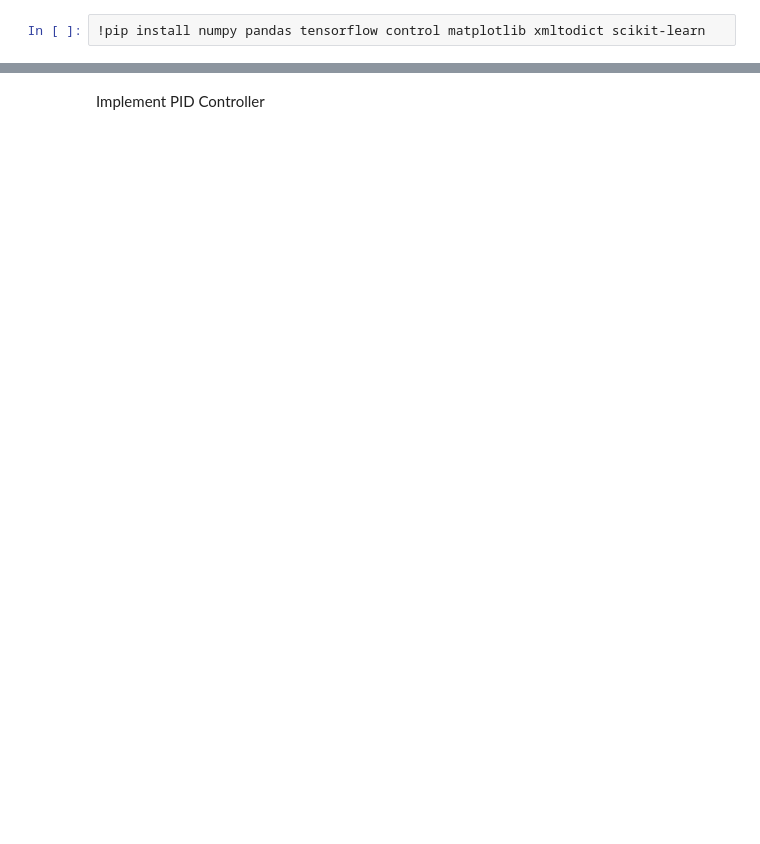
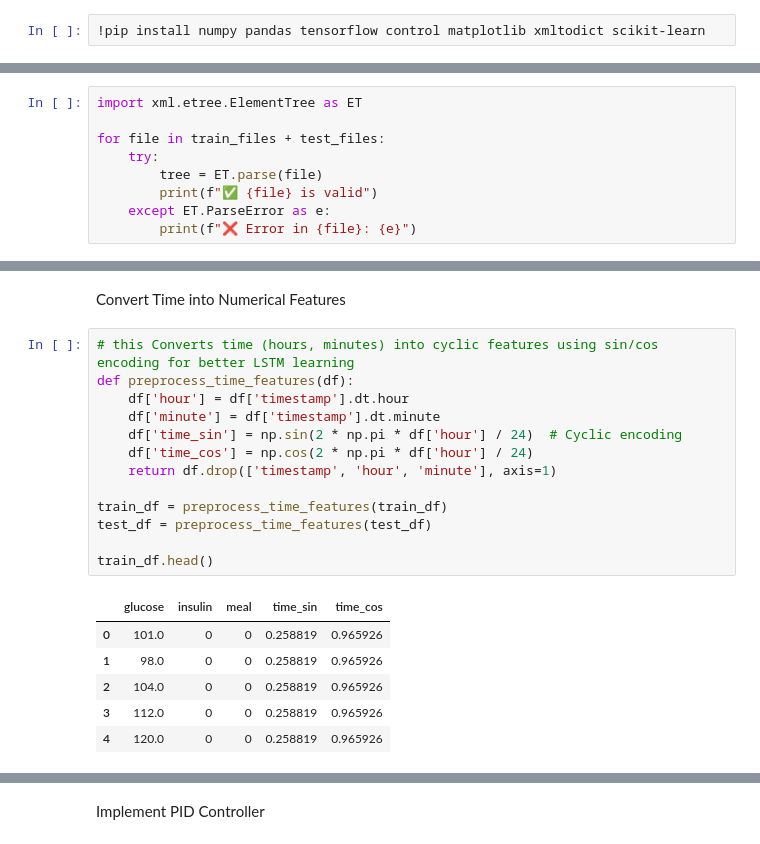
Before and after one commit to asmaakhaledd/PID-NN, a Jupyter notebook: PID-NN.ipynb, the cells around one changed output, grey strips where cells are left out. Cells and saved outputs as stored; diff of their text form; blank space fills up the shorter version.

```diff
--- a/PID-NN.ipynb
+++ b/PID-NN.ipynb
@@ -98,0 +24,9 @@ print(df.head())  # Preview dataset
+# %%
+import xml.etree.ElementTree as ET
+
+for file in train_files + test_files:
+    try:
+        tree = ET.parse(file)
+        print(f"✅ {file} is valid")
+    except ET.ParseError as e:
+        print(f"❌ Error in {file}: {e}")
@@ -99 +92,23 @@ print(df.head())  # Preview dataset
+# %% [markdown]
+Convert Time into Numerical Features
+# %%
+# this Converts time (hours, minutes) into cyclic features using sin/cos encoding for better LSTM learning
+def preprocess_time_features(df):
+    df['hour'] = df['timestamp'].dt.hour
+    df['minute'] = df['timestamp'].dt.minute
+    df['time_sin'] = np.sin(2 * np.pi * df['hour'] / 24)  # Cyclic encoding
+    df['time_cos'] = np.cos(2 * np.pi * df['hour'] / 24)
+    return df.drop(['timestamp', 'hour', 'minute'], axis=1)
+
+train_df = preprocess_time_features(train_df)
+test_df = preprocess_time_features(test_df)
+
+train_df.head()
+# %% [output]
+|  | glucose | insulin | meal | time_sin | time_cos |
+| 0 | 101.0 | 0 | 0 | 0.258819 | 0.965926 |
+| 1 | 98.0 | 0 | 0 | 0.258819 | 0.965926 |
+| 2 | 104.0 | 0 | 0 | 0.258819 | 0.965926 |
+| 3 | 112.0 | 0 | 0 | 0.258819 | 0.965926 |
+| 4 | 120.0 | 0 | 0 | 0.258819 | 0.965926 |
 # %% [markdown]
```
Also changed, not shown: parts of 33 cells of this notebook.
